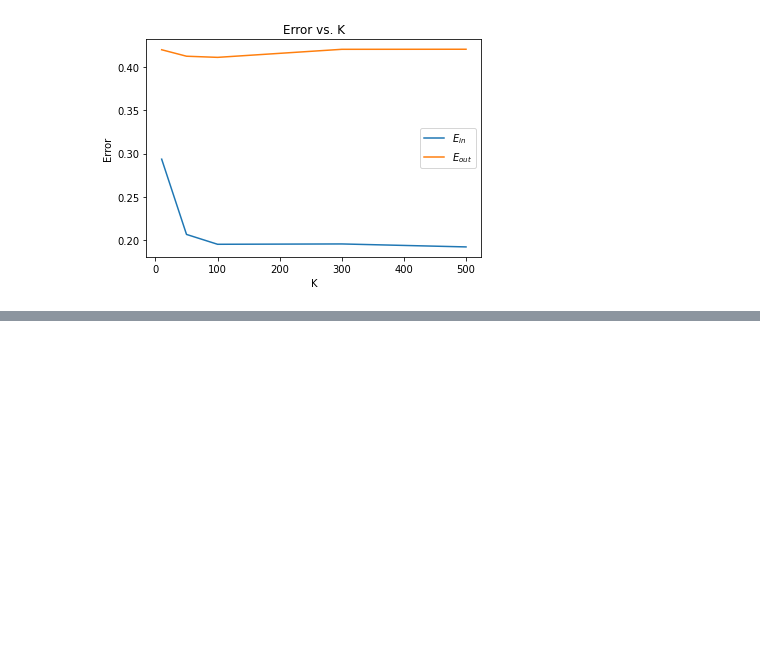
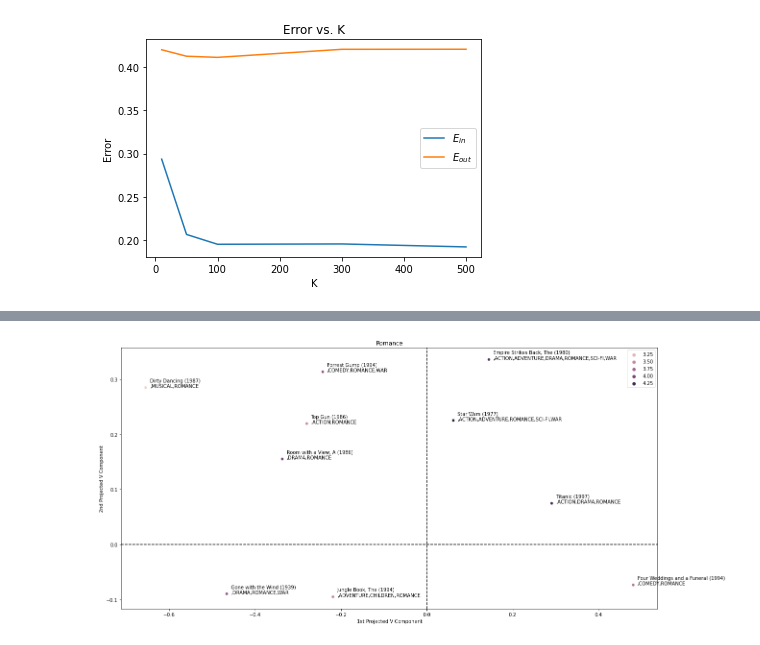
Before and after one commit to francescazfl/pandas, a Jupyter notebook: project2/nr_project2.ipynb, the cells around one changed output, grey strips where cells are left out. Saved outputs shown, nothing was run; the diff lists cells and outputs as text; code cells hidden in the pictures; blank space fills up the shorter version.

```diff
--- a/project2/nr_project2.ipynb
+++ b/project2/nr_project2.ipynb
@@ -313,0 +333,6 @@ visualize(best,movies,data)
+# %%
+#Romance
+doc_ids = [50,69,70,133,155,161,172,213,313,465]
+visualize(doc_ids,Vtilde,movies,data,'Romance')
+# %% [output]
+[figure, added]
```
Also changed, not shown: parts of 11 cells of this notebook.
